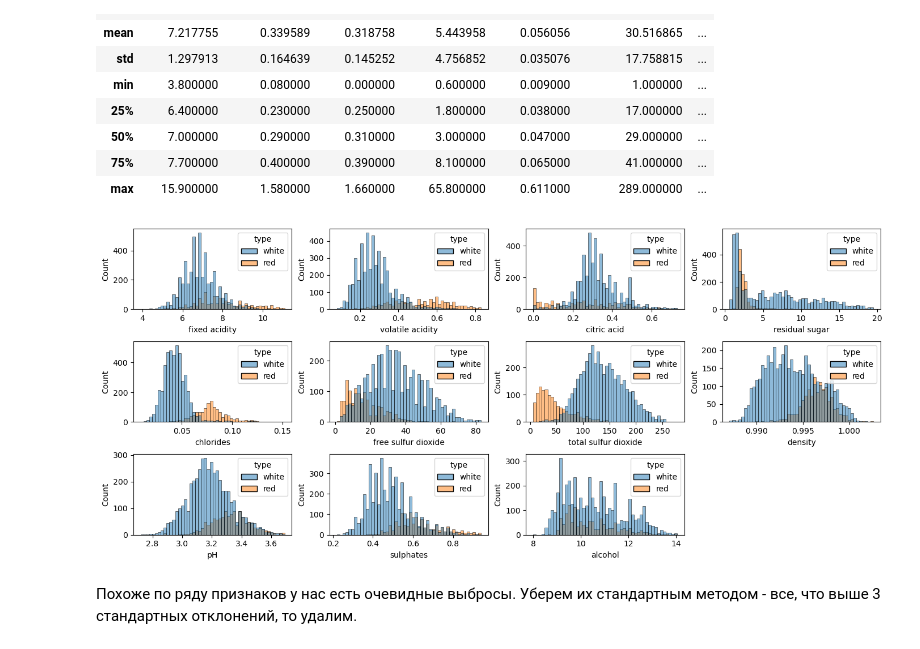
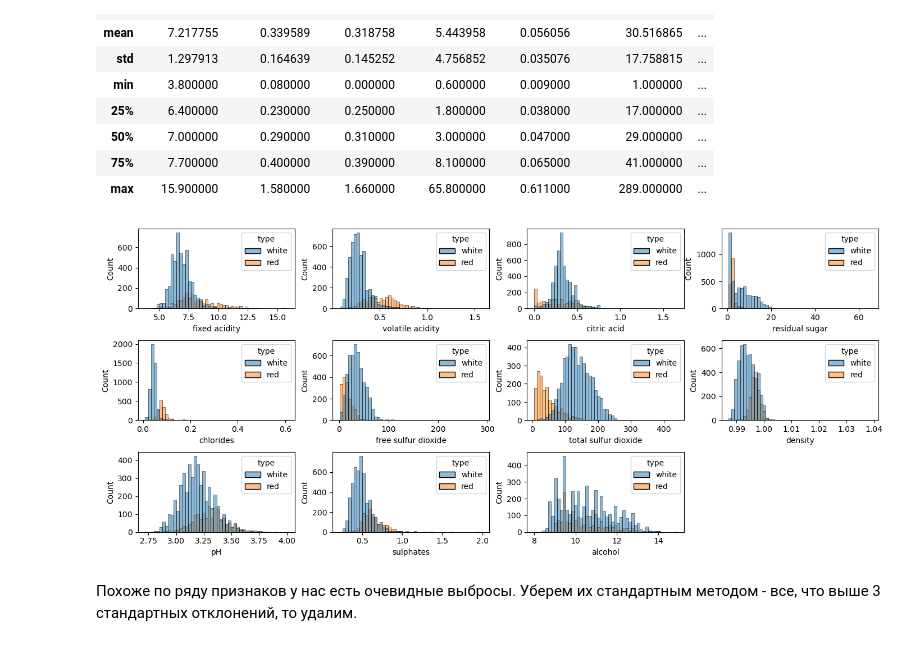
Before and after one commit to MelnikDM/Netology, a Jupyter notebook: CRISP_DM/WIne_Quality/notebooks/Wine_EDA.ipynb, the cells around one changed output. Cells and saved outputs as stored; diff of their text form; code cells hidden in the pictures.

```diff
--- a/CRISP_DM/WIne_Quality/notebooks/Wine_EDA.ipynb
+++ b/CRISP_DM/WIne_Quality/notebooks/Wine_EDA.ipynb
@@ -123,18 +123,18 @@ df_d.describe()
 # %%
 columns = df_d.drop(['quality', 'type'], axis = 1)
 x = columns
 fig, axs = plt.subplots(3,4, figsize=(14, 6))
 fig.tight_layout (h_pad=2)
 fig.delaxes(ax=axs[2,3])
 axs = axs.flatten()
 for i, k in enumerate(columns):
-    sns.histplot(data=df_out,
+    sns.histplot(data=df_d,
                  x = x[k],
                  ax = axs[i],
                  hue="type",
                  bins = 50)
 # %% [output]
-[figure, old version]
+[figure, new version]
 # %% [markdown]
 Похоже по ряду признаков у нас есть очевидные выбросы. Уберем их стандартным методом - все, что выше 3 стандартных отклонений, то удалим.
 # %%
```
Also changed, not shown: parts of 4 cells of this notebook.
